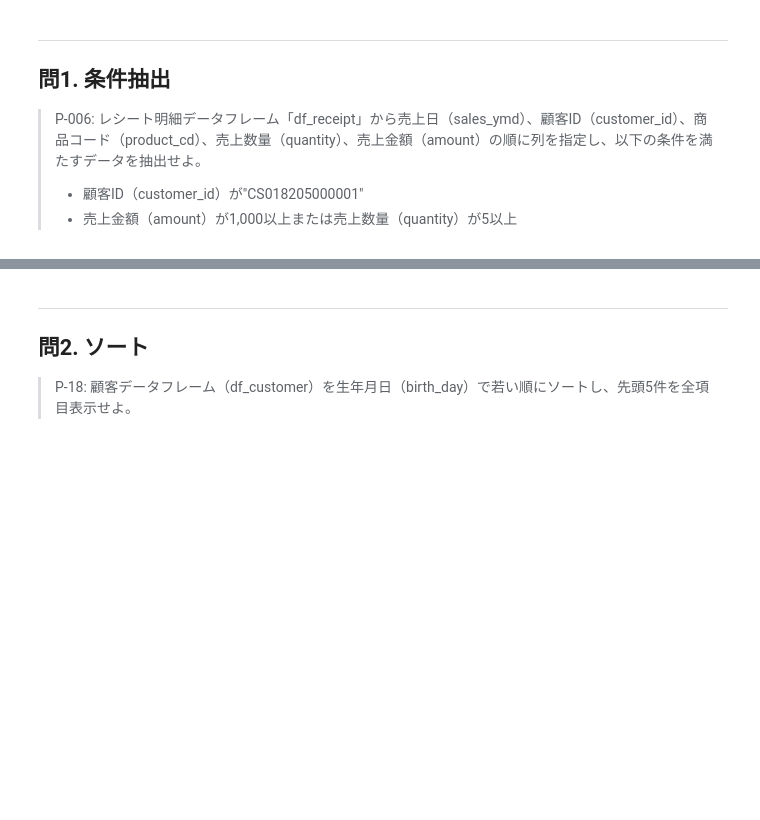
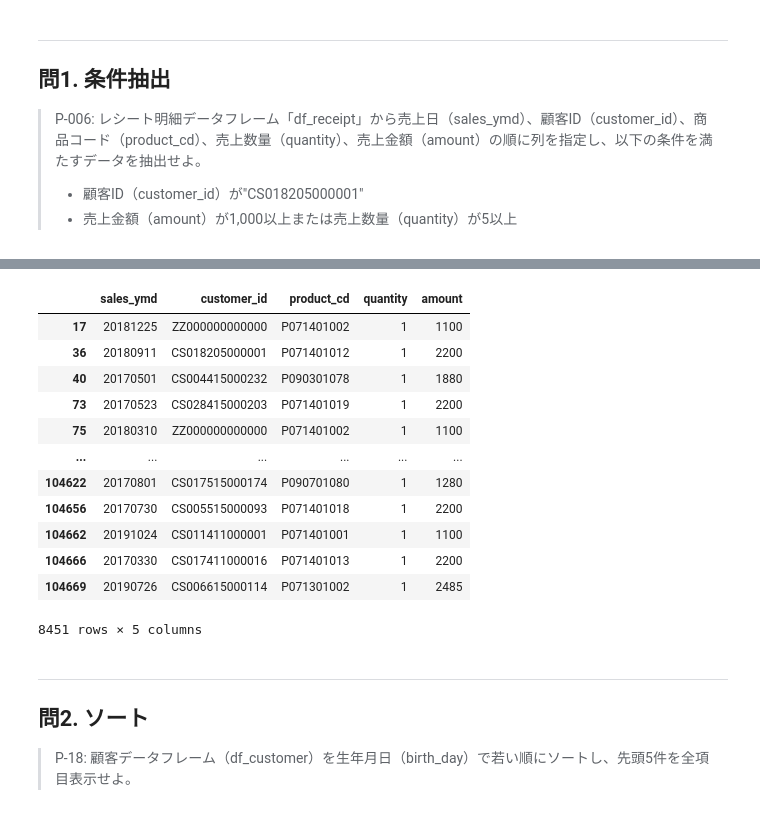
Before and after one commit to YotaroKono/playground-basicgit-1, a Jupyter notebook: colab/answer/pandas_quiz.ipynb, the cells around one changed output, grey strips where cells are left out. Cells and saved outputs as stored; diff of their text form; code cells hidden in the pictures; blank space fills up the shorter version.

```diff
--- a/colab/answer/pandas_quiz.ipynb
+++ b/colab/answer/pandas_quiz.ipynb
@@ -26,3 +42,20 @@ df_receipt = df_receipt.loc[:, ["sales_ymd", "customer_id", "product_cd", "quant
+# %%
+df_receipt_2 = df_receipt[(df_receipt["amount"] >= 1000) | (df_receipt["quantity"] >= 5)]
+df_receipt_2
+# %% [output]
+|  | sales_ymd | customer_id | product_cd | quantity | amount |
+| 17 | 20181225 | ZZ000000000000 | P071401002 | 1 | 1100 |
+| 36 | 20180911 | CS018205000001 | P071401012 | 1 | 2200 |
+| 40 | 20170501 | CS004415000232 | P090301078 | 1 | 1880 |
+| 73 | 20170523 | CS028415000203 | P071401019 | 1 | 2200 |
+| 75 | 20180310 | ZZ000000000000 | P071401002 | 1 | 1100 |
+| ... | ... | ... | ... | ... | ... |
+| 104622 | 20170801 | CS017515000174 | P090701080 | 1 | 1280 |
+| 104656 | 20170730 | CS005515000093 | P071401018 | 1 | 2200 |
+| 104662 | 20191024 | CS011411000001 | P071401001 | 1 | 1100 |
+| 104666 | 20170330 | CS017411000016 | P071401013 | 1 | 2200 |
+| 104669 | 20190726 | CS006615000114 | P071301002 | 1 | 2485 |
+8451 rows × 5 columns
 # %% [markdown]
 ---
 ## 問2. ソート
```
Also changed, not shown: parts of 2 cells of this notebook.
